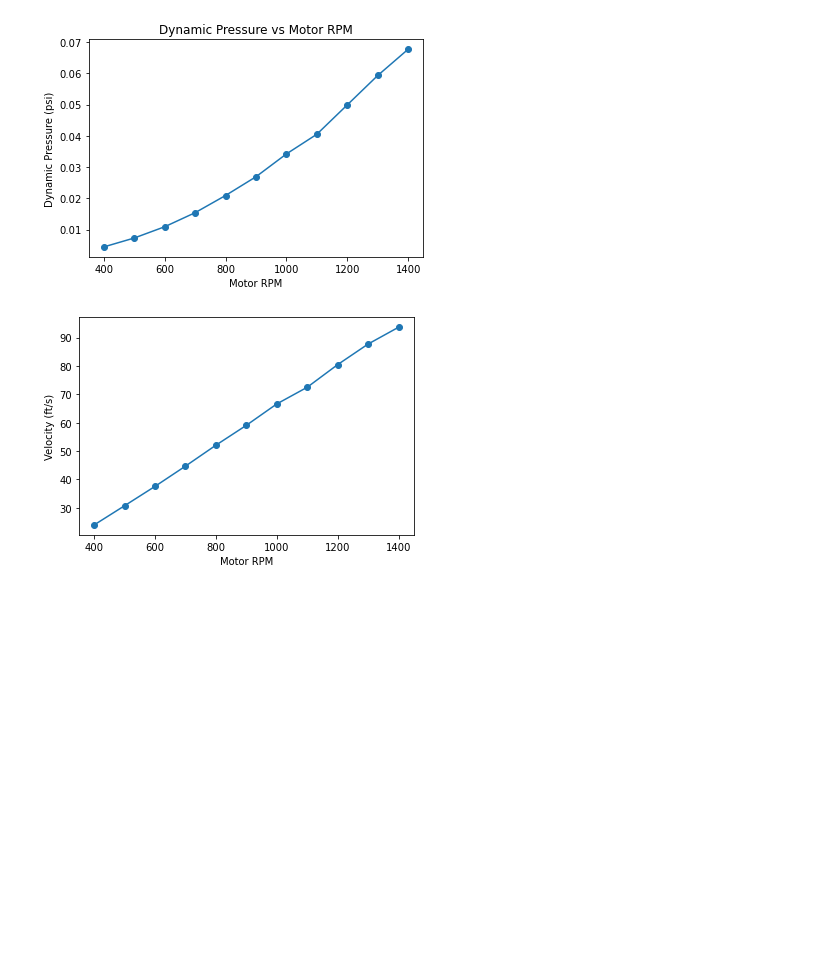
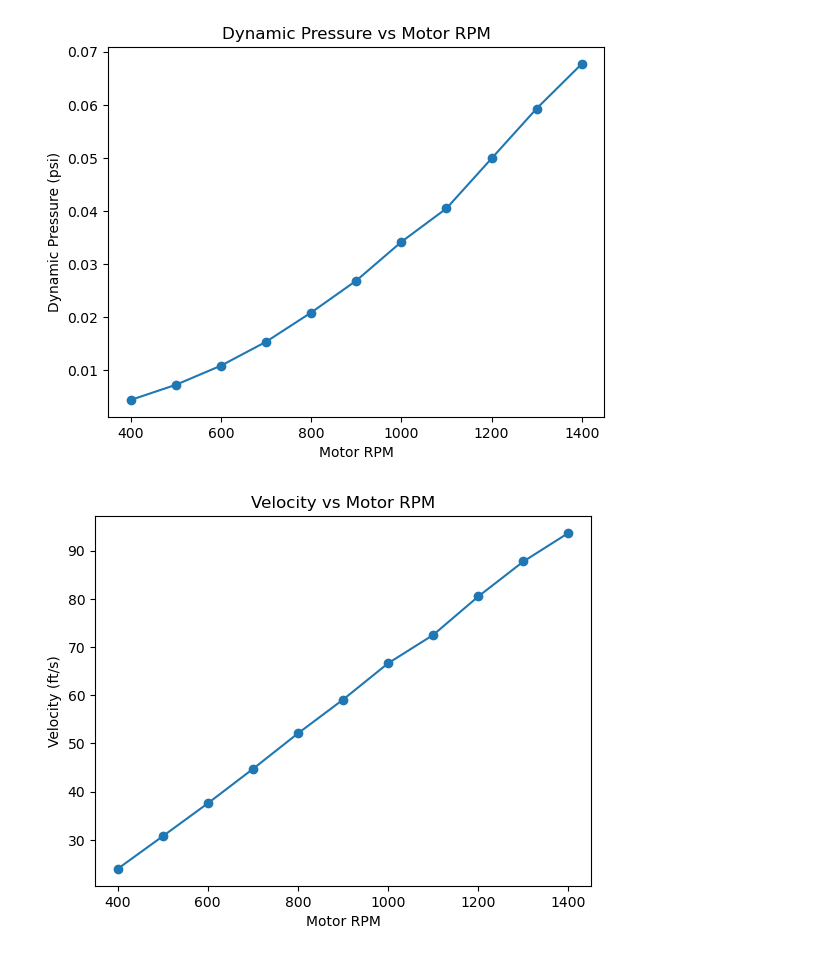
Before and after one commit to EvanY14/AE460-Fa23, a Jupyter notebook: Lab_1/dat_anal.ipynb, the cells around one changed output. Saved outputs shown, nothing was run; the diff lists cells and outputs as text; code cells hidden in the pictures; blank space fills up the shorter version.

```diff
--- a/Lab_1/dat_anal.ipynb
+++ b/Lab_1/dat_anal.ipynb
@@ -6,5 +6,7 @@ import matplotlib.pyplot as plt
 from sympy import *
 # %%
 data = pd.read_csv(os.path.join(os.getcwd(), 'Data', 'Data.csv'), sep=',', header=None)
+data.columns = data.iloc[0]
+data = data.drop(0)
 print(data.head())
 # %% [output]
@@ -28,44 +30,55 @@ print(data.head())
 # %%
 # Graphs for question 2
 # Get motor rpm data
-rpm = data.iloc[1:, 1]
+rpm = data.iloc[:, 1]
 rpm = rpm.astype(float)
 
 # Actual dynamic pressure vs Motor RPM
-q = np.array(data.iloc[1:, -1], dtype=float)
-p_0_array = np.array(data.iloc[1:, -3], dtype=float)
-p_array = np.array(data.iloc[1:, -2], dtype=float)
+q = np.array(data.iloc[:, -1], dtype=float)
+p_0_array = np.array(data.iloc[:, -3], dtype=float)
+p_array = np.array(data.iloc[:, -2], dtype=float)
 plt.figure()
 plt.plot(rpm, q, '-o')
 plt.xlabel('Motor RPM')
 plt.ylabel('Dynamic Pressure (psi)')
 plt.title('Dynamic Pressure vs Motor RPM')
 
 # Actual velocity in the test section vs Motor RPM
-p = np.array(data.iloc[1:, 5], dtype=float)
-T = np.array(data.iloc[1:, 3], dtype=float)
+p = np.array(data.iloc[:, 5], dtype=float)
+T = np.array(data.iloc[:, 3], dtype=float)
 R = 1717*12 # in lbf/lb R
 rho = p/(R*T)*(12**3) # lb/ft^3
 v = np.sqrt(2*q*144/(rho))
+data['rho (lbm/ft^3)'] = rho
+data['v (ft/s)'] = v
 
 plt.figure()
 plt.plot(rpm, v, '-o')
 plt.xlabel('Motor RPM')
 plt.ylabel('Velocity (ft/s)')
+plt.title('Velocity vs Motor RPM')
 
 # Reynolds number vs Motor RPM
-mu = np.array(data.iloc[1:, 4], dtype=float)
+mu = np.array(data.iloc[:, 4], dtype=float)
 Re = rho*v/mu
+data['Re'] = Re
 plt.figure()
 plt.plot(rpm, Re, '-o')
 plt.xlabel('Motor RPM')
 plt.ylabel('Reynolds Number')
-plt.show(
+plt.title('Reynolds Number vs Motor RPM')
 
-)# MachMach number vs Motor RPM
+# MachMach number vs Motor RPM
 M = v/np.sqrt(1.4*1717*T)
-# plt.figure()
-#     plt.plo)plt.xlabel('Motor RPM'plt.ylabel('Mach Number')# )
+data['Mach Number'] = M
+plt.figure()
+plt.plot(rpm, M, '-o')
+plt.xlabel('Motor RPM')
+plt.ylabel('Mach Number')
+plt.title('Mach Number vs Motor RPM')
+plt.show()
+
+data.to_csv(os.path.join(os.getcwd(), 'Data', 'Data.csv'), index=False)
 # %% [output]
-[figure, old version]
+[figure, new version]
-[figure, old version]
+[figure, new version]
```
Also changed, not shown: parts of 6 cells of this notebook, 1 other file.
